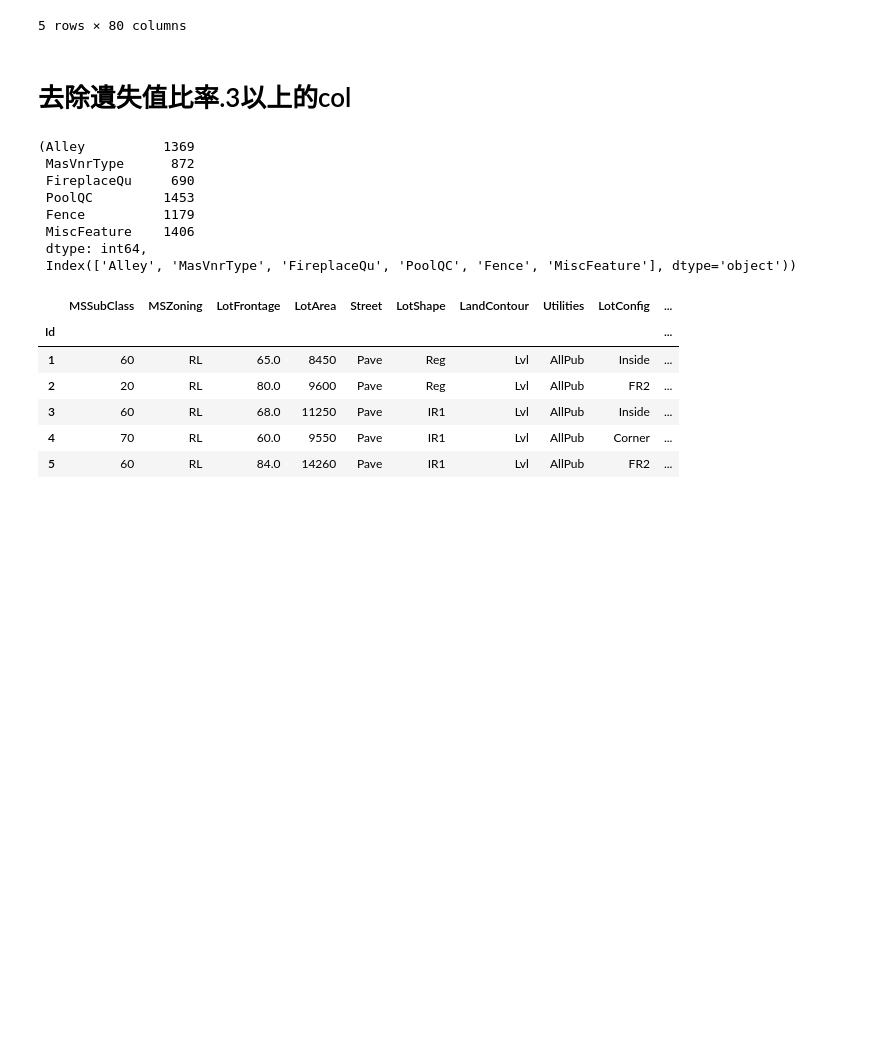
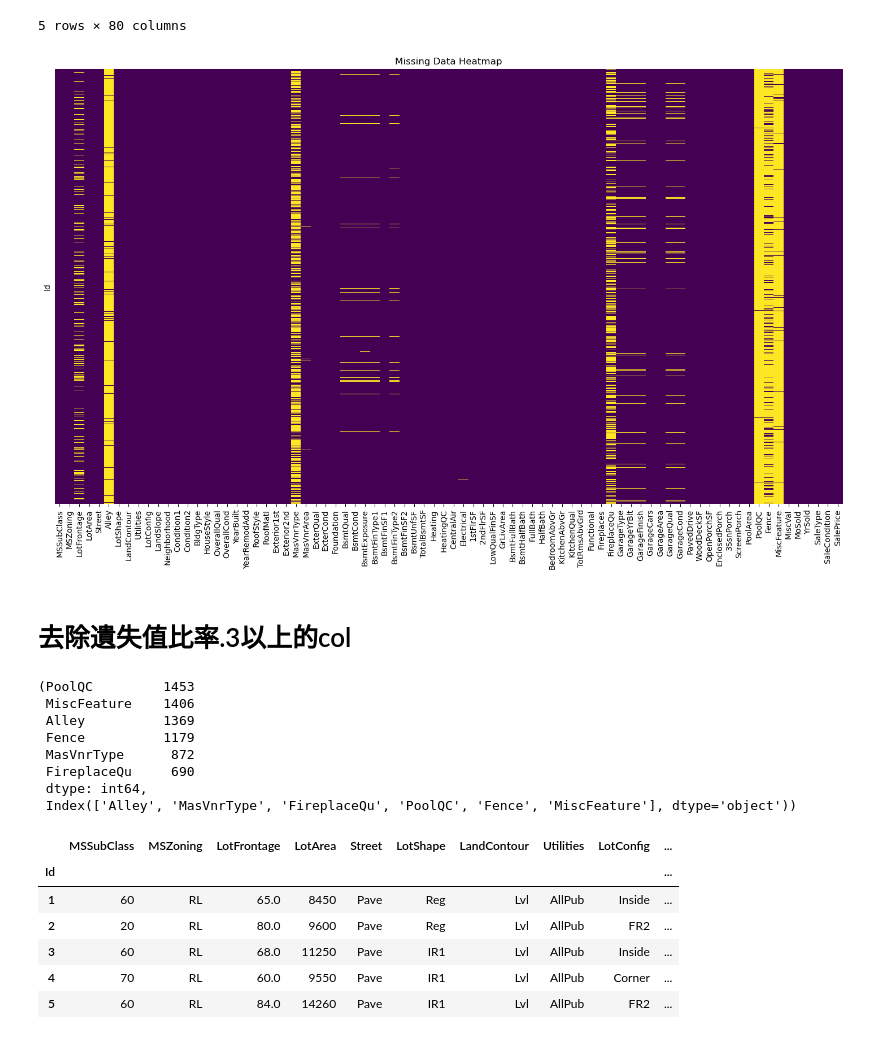
Before and after one commit to jajye/house-prices-advanced-regression-techniques, a Jupyter notebook: house-price-prediction.ipynb, the cells around one changed output. Saved outputs shown, nothing was run; the diff lists cells and outputs as text; code cells hidden in the pictures; blank space fills up the shorter version.

```diff
--- a/house-price-prediction.ipynb
+++ b/house-price-prediction.ipynb
@@ -20,17 +20,27 @@ df.head()
 | 4 | 70 | RL | 60.0 | 9550 | Pave | NaN | IR1 | Lvl | AllPub | ... |
 | 5 | 60 | RL | 84.0 | 14260 | Pave | NaN | IR1 | Lvl | AllPub | ... |
 5 rows × 80 columns
+# %%
+def isnal_heatmap(d):
+    plt.figure(figsize=(18,10))
+    sns.heatmap(d.isnull(), cbar=False, yticklabels=False, cmap='viridis')
+    plt.title("Missing Data Heatmap")
+    plt.show()
+
+isnal_heatmap(df)
+# %% [output]
+[figure, added]
 # %% [markdown]
 # 去除遺失值比率.3以上的col
 # %%
-df.isna().sum()[df.isna().sum()/len(df)>.3], df.isna().sum()[df.isna().sum()/len(df)>.3].keys()
+df.isna().sum()[df.isna().sum()/len(df)>.3].sort_values(ascending=False), df.isna().sum()[df.isna().sum()/len(df)>.3].keys()
 # %% [output]
-(Alley          1369
+(PoolQC         1453
+ MiscFeature    1406
+ Alley          1369
+ Fence          1179
  MasVnrType      872
  FireplaceQu     690
- PoolQC         1453
- Fence          1179
- MiscFeature    1406
  dtype: int64,
  Index(['Alley', 'MasVnrType', 'FireplaceQu', 'PoolQC', 'Fence', 'MiscFeature'], dtype='object'))
 # %%
```
